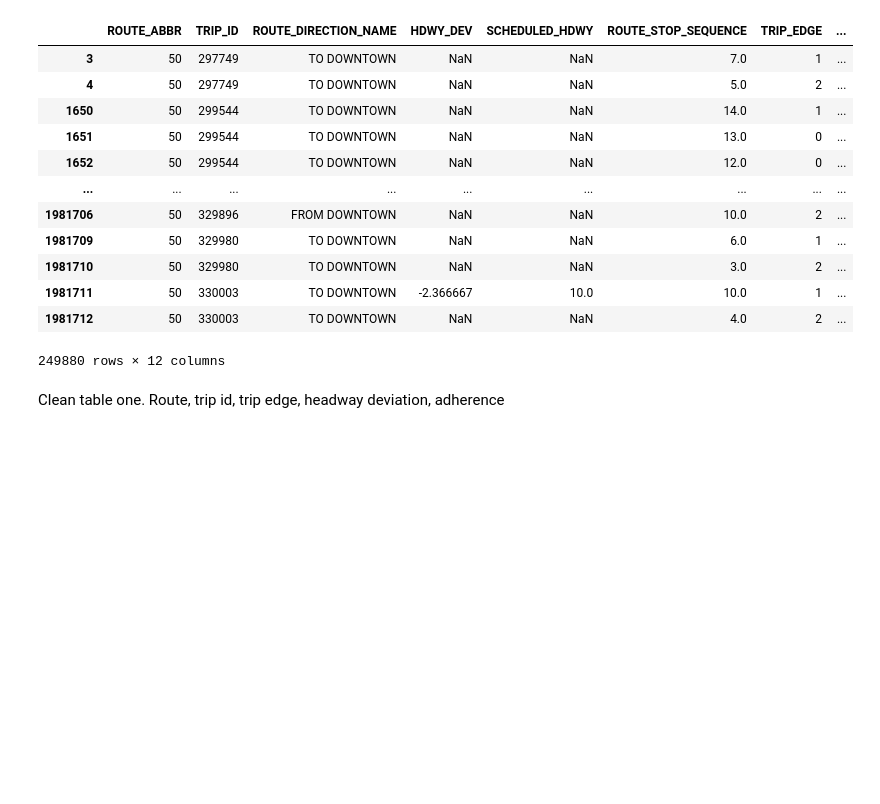
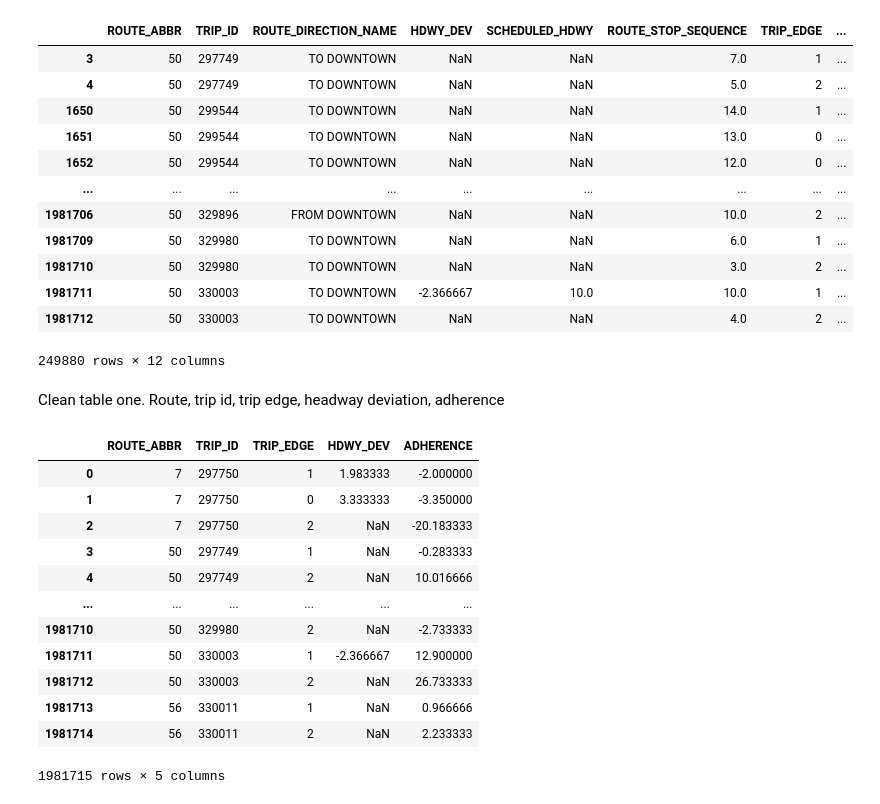
Before and after one commit to NSS-Data-Analytics-Cohort-7/wego-shut_up_and_take_my_query, a Jupyter notebook: notebooks/wego_eda.ipynb, the cells around one changed output. Drawn from its saved outputs; the diff is of its cells as text; code cells hidden in the pictures; blank space fills up the shorter version.

```diff
--- a/notebooks/wego_eda.ipynb
+++ b/notebooks/wego_eda.ipynb
@@ -135,4 +135,20 @@ edge_two
 # %% [markdown]
 Clean table one. Route, trip id, trip edge, headway deviation, adherence
 # %%
-dfone = edge_two[['ROUTE_ABBR','TRIP_ID','TRIP_EDGE','']]
+dfone = df[['ROUTE_ABBR','TRIP_ID','TRIP_EDGE','HDWY_DEV','ADHERENCE']]
+# %%
+dfone
+# %% [output]
+|  | ROUTE_ABBR | TRIP_ID | TRIP_EDGE | HDWY_DEV | ADHERENCE |
+| 0 | 7 | 297750 | 1 | 1.983333 | -2.000000 |
+| 1 | 7 | 297750 | 0 | 3.333333 | -3.350000 |
+| 2 | 7 | 297750 | 2 | NaN | -20.183333 |
+| 3 | 50 | 297749 | 1 | NaN | -0.283333 |
+| 4 | 50 | 297749 | 2 | NaN | 10.016666 |
+| ... | ... | ... | ... | ... | ... |
+| 1981710 | 50 | 329980 | 2 | NaN | -2.733333 |
+| 1981711 | 50 | 330003 | 1 | -2.366667 | 12.900000 |
+| 1981712 | 50 | 330003 | 2 | NaN | 26.733333 |
+| 1981713 | 56 | 330011 | 1 | NaN | 0.966666 |
+| 1981714 | 56 | 330011 | 2 | NaN | 2.233333 |
+1981715 rows × 5 columns
```
